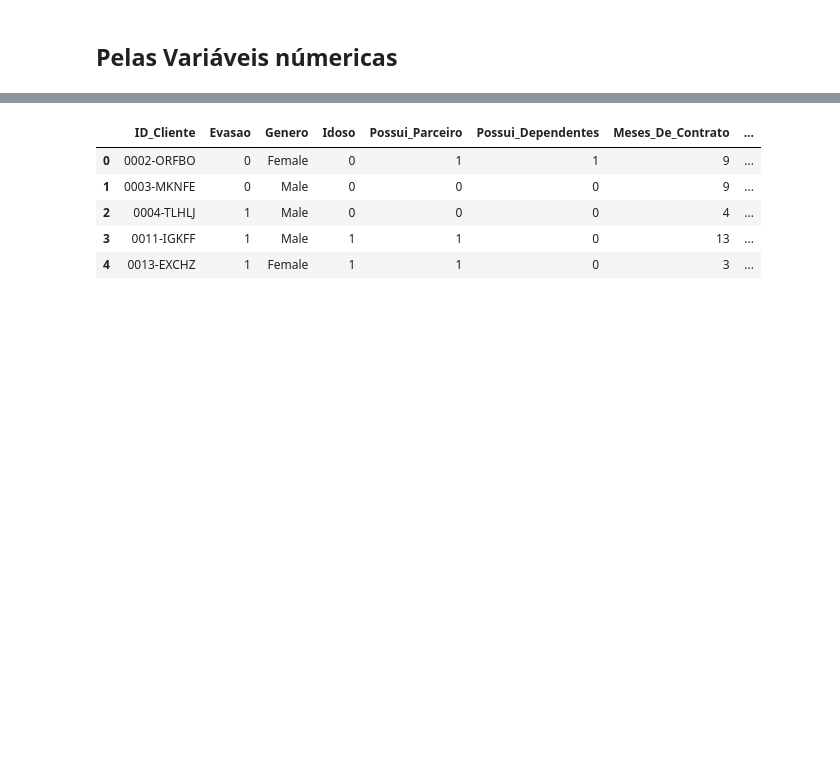
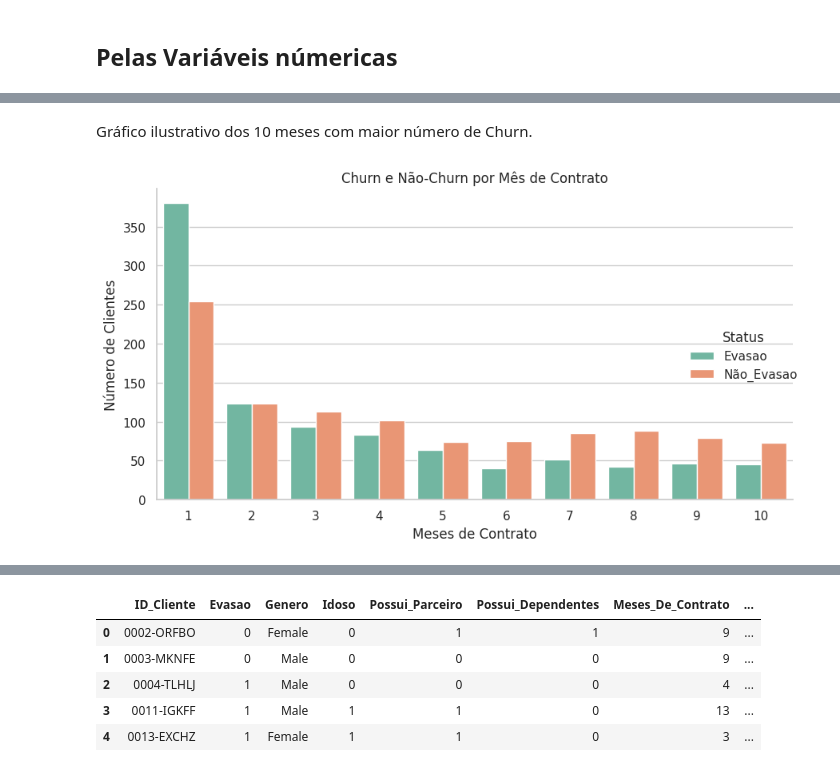
Before and after one commit to Enoque12/Analise_TelecomX_Challenge2, a Jupyter notebook: TelecomX_BR.ipynb, the cells around one changed output, grey strips where cells are left out. Cells and saved outputs as stored; diff of their text form; code cells hidden in the pictures; blank space fills up the shorter version.

```diff
--- a/TelecomX_BR.ipynb
+++ b/TelecomX_BR.ipynb
@@ -838,0 +828,6 @@ pd.crosstab(df_novo['Gasto_Total'], df_novo['Evasao'])
+# %%
+df_meses_contrato = pd.merge(df_meses_contrato_evasao, df_meses_contrato_naoEvasao, on='Meses_De_Contrato')
+# %%
+df_meses_contrato.columns = ['Meses_De_Contrato','Evasao', 'Não_Evasao']
+# %%
+df_top10_meses = df_meses_contrato.head(10)
@@ -838,0 +848,30 @@ pd.crosstab(df_novo['Gasto_Total'], df_novo['Evasao'])
+# %%
+# Transformar para formato longo
+df_top10_meses = pd.melt(
+    df_top10_meses,
+    id_vars='Meses_De_Contrato',
+    value_vars=['Evasao', 'Não_Evasao'],
+    var_name='Status',
+    value_name='Quantidade'
+)
+# %% [markdown]
+Gráfico ilustrativo dos 10 meses com maior número de Churn.
+# %%
+sns.catplot(
+    data=df_top10_meses,
+    x='Meses_De_Contrato',
+    y='Quantidade',
+    hue='Status',
+    kind='bar',
+    palette='Set2',
+    height=5,
+    aspect=1.5
+)
+
+plt.title('Churn e Não-Churn por Mês de Contrato')
+plt.xlabel('Meses de Contrato')
+plt.ylabel('Número de Clientes')
+plt.tight_layout()
+plt.show()
+# %% [output]
+[figure, added]
```
Also changed, not shown: parts of 19 cells of this notebook.
